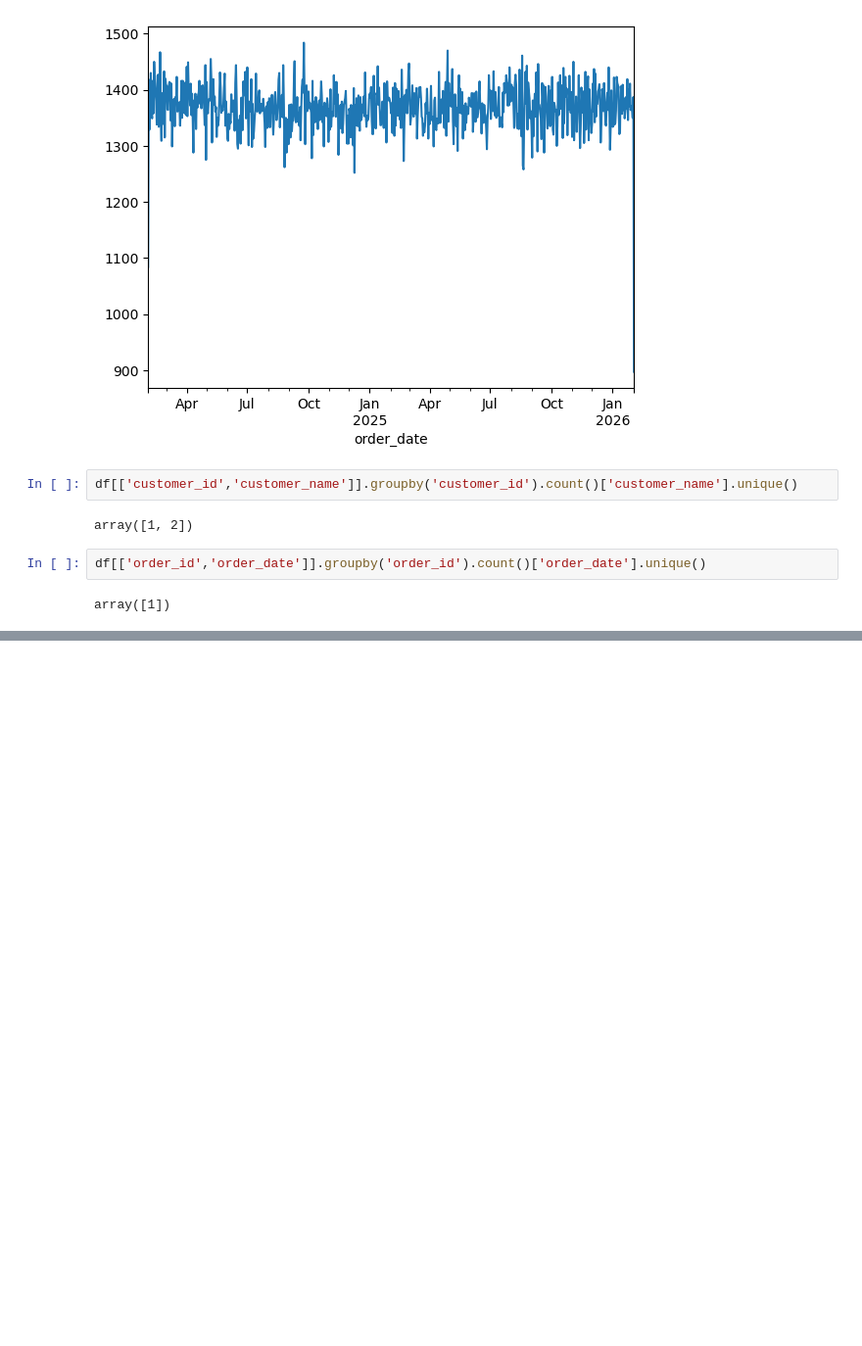
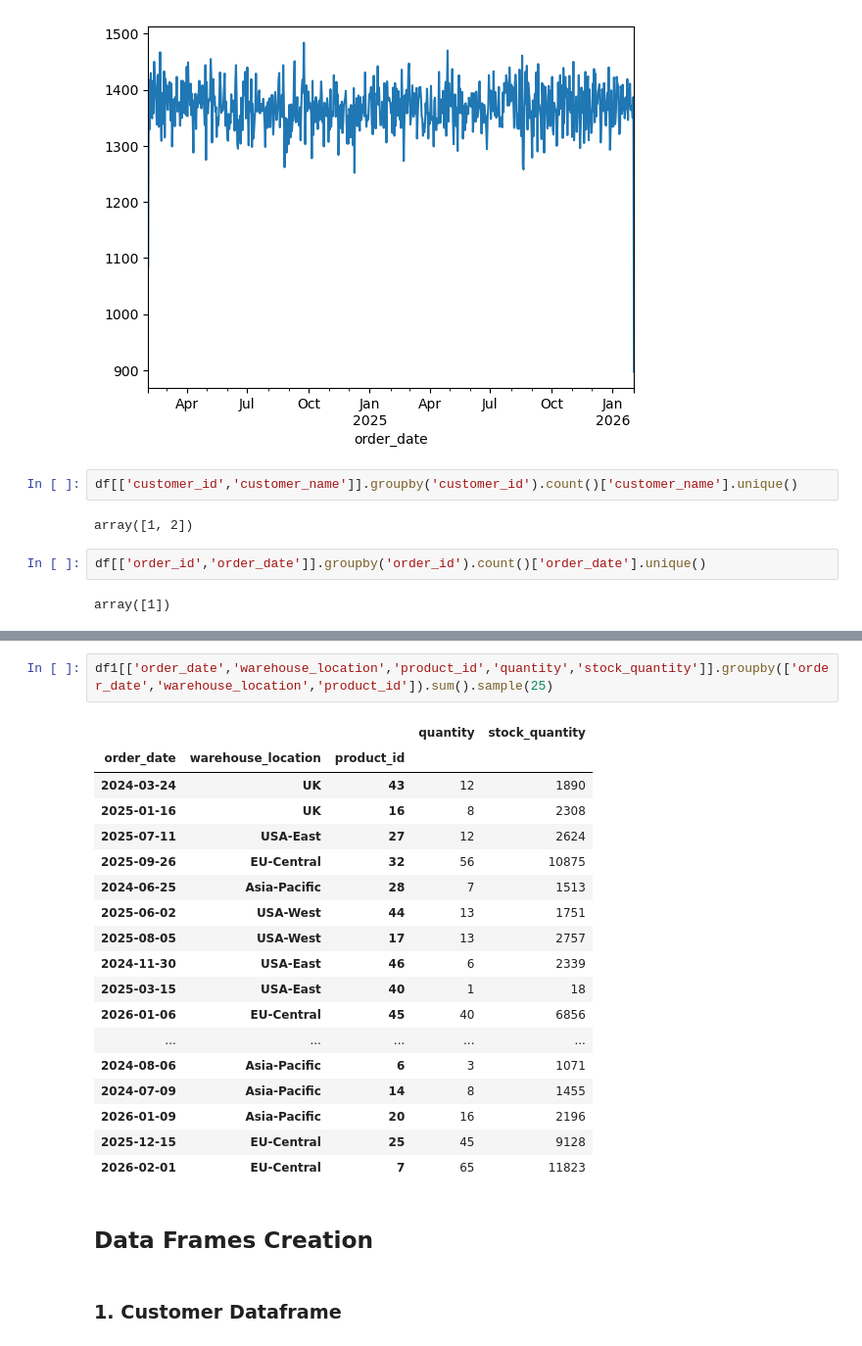
Before and after one commit to tanaymahapatra/E-commerce-Database-Management-and-Inventory-Optimization, a Jupyter notebook: Data_Analysis.ipynb, the cells around one changed output, grey strips where cells are left out. Shown at 98% size. Cells and saved outputs as stored; diff of their text form; blank space fills up the shorter version.

```diff
--- a/Data_Analysis.ipynb
+++ b/Data_Analysis.ipynb
@@ -269,0 +593,25 @@ array([1])
+# %%
+df1[['order_date','warehouse_location','product_id','quantity','stock_quantity']].groupby(['order_date','warehouse_location','product_id']).sum().sample(25)
+# %% [output]
+|  |  |  | quantity | stock_quantity |
+| order_date | warehouse_location | product_id |  |  |
+| 2024-03-24 | UK | 43 | 12 | 1890 |
+| 2025-01-16 | UK | 16 | 8 | 2308 |
+| 2025-07-11 | USA-East | 27 | 12 | 2624 |
+| 2025-09-26 | EU-Central | 32 | 56 | 10875 |
+| 2024-06-25 | Asia-Pacific | 28 | 7 | 1513 |
+| 2025-06-02 | USA-West | 44 | 13 | 1751 |
+| 2025-08-05 | USA-West | 17 | 13 | 2757 |
+| 2024-11-30 | USA-East | 46 | 6 | 2339 |
+| 2025-03-15 | USA-East | 40 | 1 | 18 |
+| 2026-01-06 | EU-Central | 45 | 40 | 6856 |
+| ... | ... | ... | ... | ... |
+| 2024-08-06 | Asia-Pacific | 6 | 3 | 1071 |
+| 2024-07-09 | Asia-Pacific | 14 | 8 | 1455 |
+| 2026-01-09 | Asia-Pacific | 20 | 16 | 2196 |
+| 2025-12-15 | EU-Central | 25 | 45 | 9128 |
+| 2026-02-01 | EU-Central | 7 | 65 | 11823 |
+# %% [markdown]
+## Data Frames Creation
+# %% [markdown]
+### 1. Customer Dataframe
```
Also changed, not shown: parts of 26 cells of this notebook, 1 other file.
